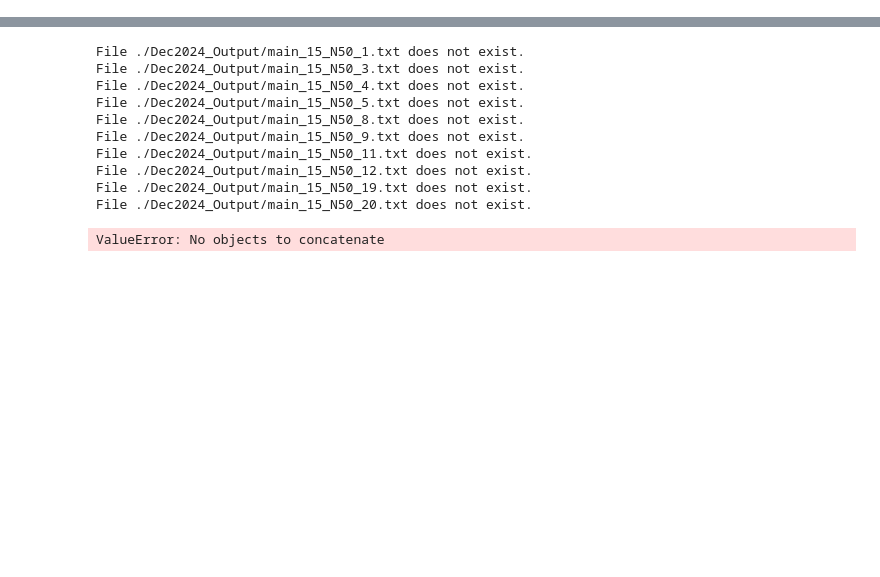
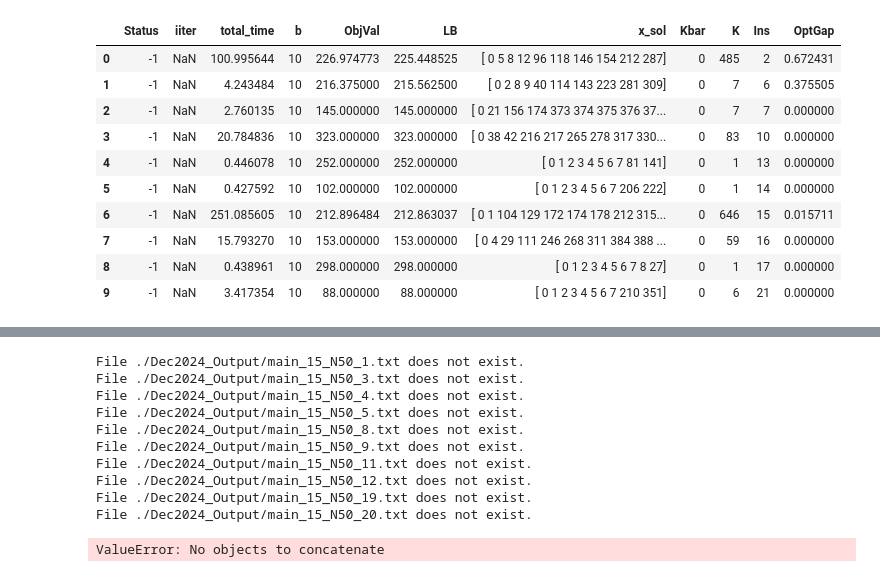
Before and after one commit to diHnguyen/SSPI, a Jupyter notebook: PythonConversion/Dec2024_Output/ProcessOutput.ipynb, the cells around one changed output, grey strips where cells are left out. Drawn from its saved outputs; the diff is of its cells as text; code cells hidden in the pictures; blank space fills up the shorter version.

Commit message:
Collect times for E, M, H, in the test sets

```diff
--- a/PythonConversion/Dec2024_Output/ProcessOutput.ipynb
+++ b/PythonConversion/Dec2024_Output/ProcessOutput.ipynb
@@ -0,0 +1,87 @@
+# %%
+#Branch33-01
+import pandas as pd
+import os
+import numpy as np
+
+os.chdir("/Users/dinguyen/Desktop/Local Documents/GitHub/Paper5/PythonConversion/")
+N =50
+
+# N30
+# ins = [1,2,5,6,7,8,9,10,11,12]
+# ins = [4,20,83,99,107,166,172,174,200,241]
+# ins = [3,35,36,37,52,63,64,150, 282,319]
+
+# N40
+# ins = [1, 3, 5, 6, 7, 9, 10, 11, 12, 13]
+# ins =  [4, 8, 16, 27, 33, 36, 37, 48, 64, 68]
+# ins =  [2, 14, 18, 22, 24, 38, 39, 40, 56, 76]
+
+# N50
+ins =  [2, 6, 7, 10, 13, 14, 15, 16, 17, 21]
+# ins =  [18, 26, 46, 73, 93, 98, 110, 113, 122, 124]
+# ins =  [1, 3, 4, 5, 8, 9, 11, 12, 19, 20]
+
+
+def processMain(N, ins):
+    fileNames = []
+    for i in ins:
+        fileNames.append("./Dec2024_Output/main_15_N"+str(N)+"_"+str(i)+".txt")
+        # fileNames.append("./Iter/main_A3_0_15_N"+str(N)+"_"+str(i)+".txt")
+    # print(fileNames)
+    # Use the next line for finished ins
+    # prefixed = [filename for filename in os.listdir('./') if filename.startswith("main_A3_0_15_N"+str(N)+"_")]
+    # prefixed = [filename for filename in os.listdir('./') if filename.startswith("main_A2_1_15_N"+str(N)+"_")]
+    #Use the one below for Iter
+    # prefixed = [filename for filename in os.listdir('./Iter/') if filename.startswith("main_20_N"+str(N)+"_")]
+    # print(prefixed)
+    # dfs_list = [pd.read_csv(file, sep=';', names=['iiter','total_time','b','ObjVal','x_sol'], header=None) for file in prefixed]
+    # print(dfs_list[0])
+    dfs_list = []
+    for filename in fileNames:
+        # print(filename)
+        split = filename.split("_")[-1].split(".")[0]
+        # print(split)
+        # Use the next line for finished ins
+        try:
+            num_rows = sum(1 for line in open(filename))
+
+            df = pd.read_csv(''+filename, sep=';', names=['Status','iiter','total_time','b','ObjVal','LB','x_sol', 'Kbar', 'K'], header=None, skiprows=num_rows-1, nrows=1)
+            # Use the one below for Iter collection
+            # df = pd.read_csv('./Iter/'+filename, sep=';', names=['iiter','total_time','b','ObjVal','x_sol'], header=None)
+            df['Ins'] = split
+            df['Ins'] = df['Ins'].astype(int)
+            dfs_list.append(df)
+        except:
+            print("File "+filename+" does not exist.")
+        # print(df)
+    df_filtered = pd.concat(dfs_list, axis=0, ignore_index=True)
+
+    ins_terminate = list(df_filtered[df_filtered.Status == -1]['Ins'])
+
+    print("Ins terminate ", ins_terminate)
+    ins_not_terminate = list(df_filtered[~df_filtered['Ins'].isin(ins_terminate)]['Ins'])#np.array(df_filtered[(df_filtered['iiter']<df_filtered['max'])&(df_filtered['iiter']!=-1)]['Ins'])
+    print("Ins not terminate ", ins_not_terminate)
+    df_filtered = df_filtered[df_filtered.Status == -1]
+
+    df_filtered["OptGap"] = (df_filtered.ObjVal-df_filtered.LB)/df_filtered.ObjVal*100
+    solved_ins = len(df_filtered)
+    avg_time = df_filtered['total_time'].mean()
+    avg_K = df_filtered['K'].mean()
+    opt_gap = df_filtered["OptGap"].mean()
+    avg_iter = df_filtered["iiter"].mean()+1
+    print("Number of solved ins ", solved_ins)
+    print("Average Sol Time ", avg_time)
+    print("Average |K| ", avg_K)
+    print("Average Opt Gap ", opt_gap,"%")
+    print("Average Iter", avg_iter)
+    print(str(solved_ins), " & %.1f"  % avg_time, " & %.1f" % avg_K, " & %.2f" %opt_gap, "\% & ",str(avg_iter) )
+    # print(output)
+    # for i in range(5):
+    #     output = pd.read_csv(EXP+"_N"+str(N)+"_"+str(i+1)+".txt", sep=";", header=None)
+
+    return df_filtered
+
+df_default = processMain(N,ins)
+df_default
+# %% [output]
@@ -0,0 +96,11 @@
+|  | Status | iiter | total_time | b | ObjVal | LB | x_sol | Kbar | K | Ins | OptGap |
+| 0 | -1 | NaN | 100.995644 | 10 | 226.974773 | 225.448525 | [ 0 5 8 12 96 118 146 154 212 287] | 0 | 485 | 2 | 0.672431 |
+| 1 | -1 | NaN | 4.243484 | 10 | 216.375000 | 215.562500 | [ 0 2 8 9 40 114 143 223 281 309] | 0 | 7 | 6 | 0.375505 |
+| 2 | -1 | NaN | 2.760135 | 10 | 145.000000 | 145.000000 | [ 0 21 156 174 373 374 375 376 37... | 0 | 7 | 7 | 0.000000 |
+| 3 | -1 | NaN | 20.784836 | 10 | 323.000000 | 323.000000 | [ 0 38 42 216 217 265 278 317 330... | 0 | 83 | 10 | 0.000000 |
+| 4 | -1 | NaN | 0.446078 | 10 | 252.000000 | 252.000000 | [ 0 1 2 3 4 5 6 7 81 141] | 0 | 1 | 13 | 0.000000 |
+| 5 | -1 | NaN | 0.427592 | 10 | 102.000000 | 102.000000 | [ 0 1 2 3 4 5 6 7 206 222] | 0 | 1 | 14 | 0.000000 |
+| 6 | -1 | NaN | 251.085605 | 10 | 212.896484 | 212.863037 | [ 0 1 104 129 172 174 178 212 315... | 0 | 646 | 15 | 0.015711 |
+| 7 | -1 | NaN | 15.793270 | 10 | 153.000000 | 153.000000 | [ 0 4 29 111 246 268 311 384 388 ... | 0 | 59 | 16 | 0.000000 |
+| 8 | -1 | NaN | 0.438961 | 10 | 298.000000 | 298.000000 | [ 0 1 2 3 4 5 6 7 8 27] | 0 | 1 | 17 | 0.000000 |
+| 9 | -1 | NaN | 3.417354 | 10 | 88.000000 | 88.000000 | [ 0 1 2 3 4 5 6 7 210 351] | 0 | 6 | 21 | 0.000000 |
```
Also changed, not shown: parts of 2 cells of this notebook.
